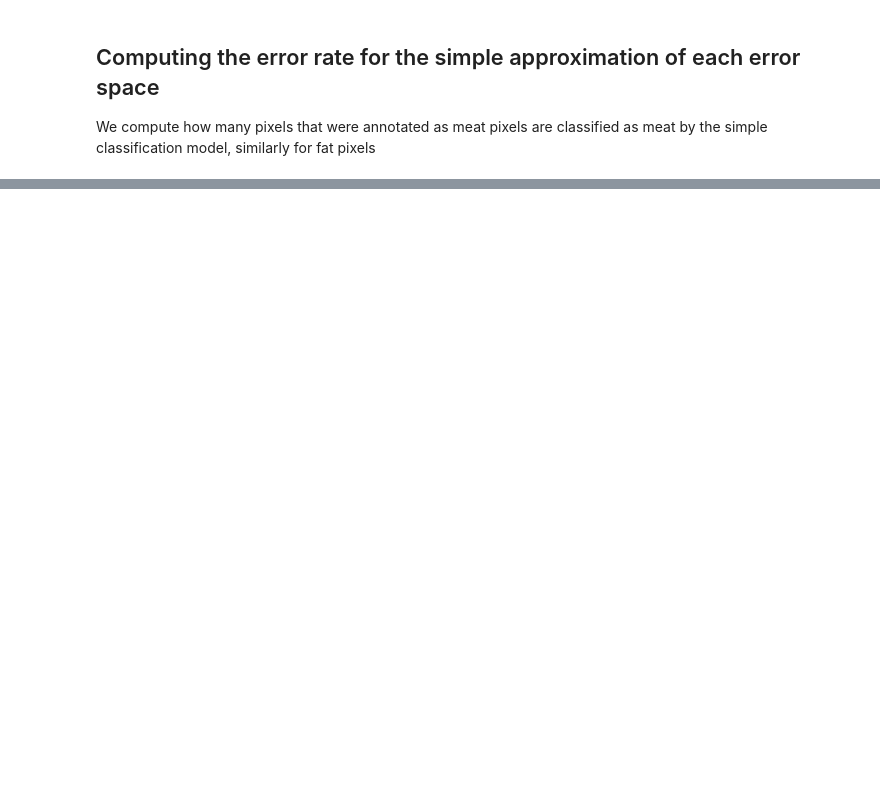
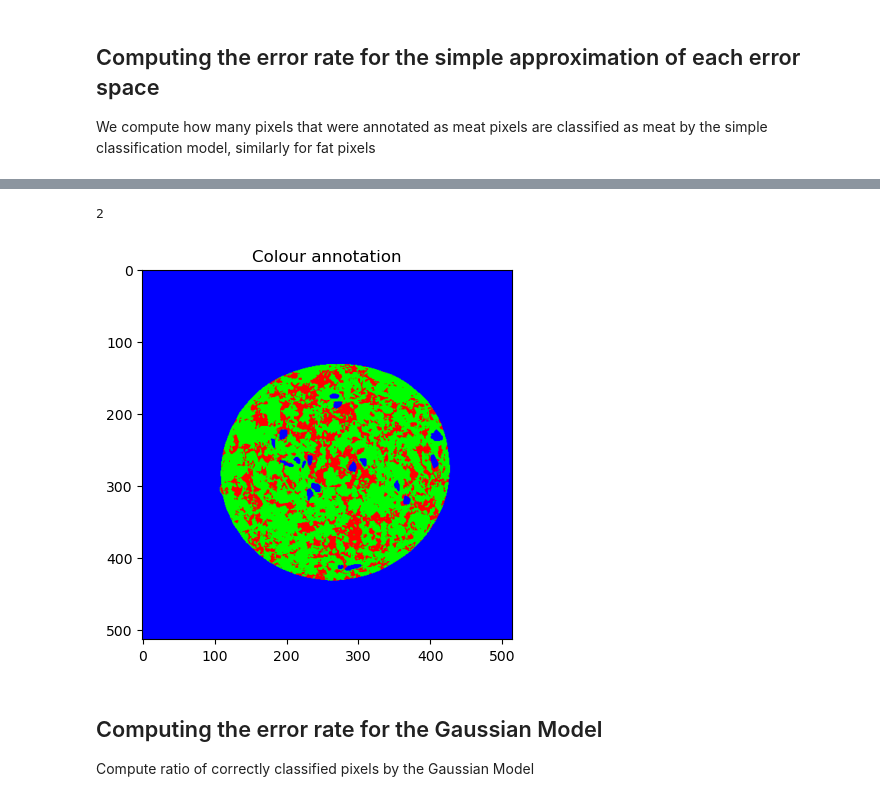
Before and after one commit to npeuker/MathModellingDTU, a Jupyter notebook: Salami/script.ipynb, the cells around one changed output, grey strips where cells are left out. Cells and saved outputs as stored; diff of their text form; code cells hidden in the pictures; blank space fills up the shorter version.

```diff
--- a/Salami/script.ipynb
+++ b/Salami/script.ipynb
@@ -490,0 +575,66 @@ We compute how many pixels that were annotated as meat pixels are classified as
+# %%
+# determine the spectral band with the best discriminative properties for meat and fat
+dist = np.sqrt(np.array(bandErrorMeat)**2 + np.array(bandErrorFat)**2)
+ind = np.where(dist == min(dist))[0][0]
+
+ind
+# %% [output]
+2
+# %%
+# classify image for salami on day 1 - band 2
+image = multiIm[:,:,ind]
+
+background = annotationIm[:,:,0]
+fatLayer = np.zeros(image.shape)
+meatLayer = np.zeros(image.shape)
+
+x,y = image.shape
+
+t = thresholds[ind]
+
+colours = [[[] for i in range(x)] for j in range(y)]
+blue = [0, 0, 255]
+green = [0, 255, 0]
+red = [255, 0, 0]
+
+
+
+for i in range(x):
+    for j in range(y):
+        fatLayer[i][j] = checkSimple(multiIm[i,j,ind],t)
+        meatLayer[i][j] = abs(1-checkSimple(multiIm[i,j,ind],t))
+        if(not background[i][j]):
+            colours[i][j] = blue
+        elif(checkSimple(multiIm[i,j,ind],t)):
+            # fat
+            colours[i][j] = green
+        else:
+            # meat
+            colours[i][j] = red
+
+
+
+annoIm = np.array([background,fatLayer,meatLayer]).transpose()
+
+# plt.imshow(annoIm[:,:,0])
+# plt.title("Background")
+# plt.show()
+
+# plt.imshow(annoIm[:,:,1])
+# plt.title("fat annotation")
+# plt.show()
+
+# plt.imshow(annoIm[:,:,2])
+# plt.title("Meat annotation")
+# plt.show()
+
+
+
+plt.imshow(colours)
+plt.title("Colour annotation")
+plt.show()
+# %% [output]
+[figure, added]
+# %% [markdown]
+## Computing the error rate for the Gaussian Model
+Compute ratio of correctly classified pixels by the Gaussian Model
```
Also changed, not shown: parts of 19 cells of this notebook, 2 other files.
